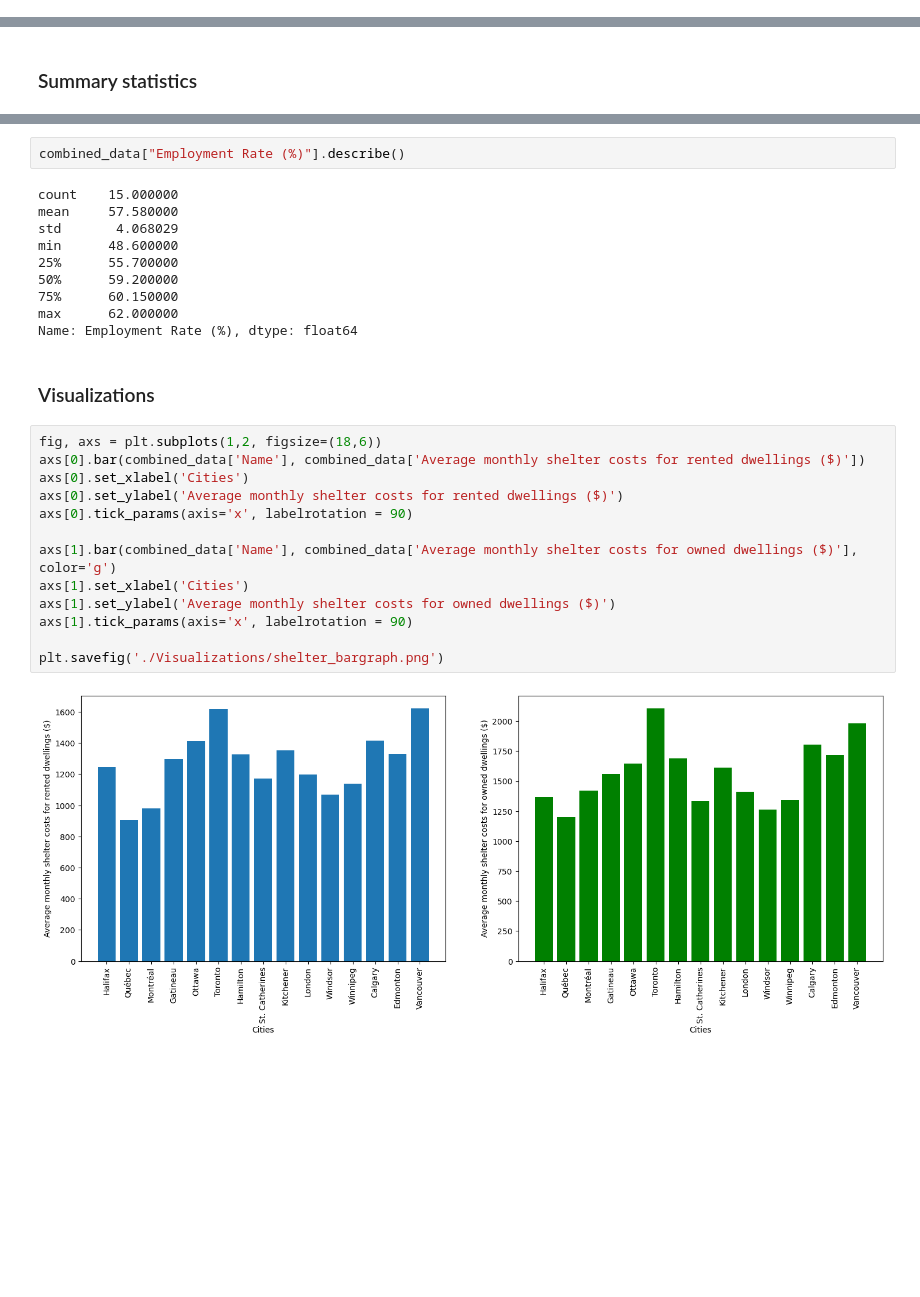
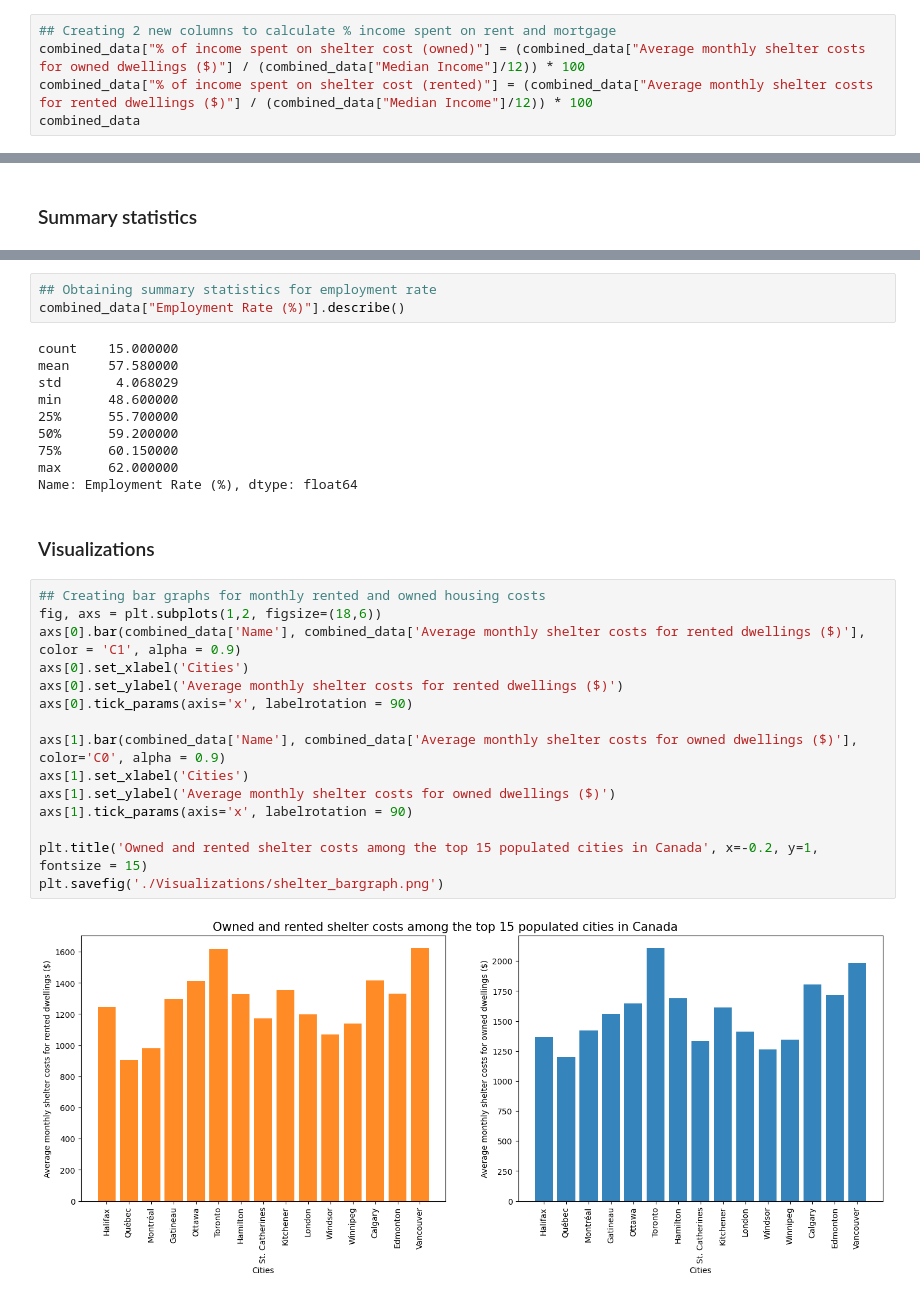
Before and after one commit to detmanski/Overview_Canada_Analysis, a Jupyter notebook: emp_and_shelter_cost.ipynb, the cells around one changed output, grey strips where cells are left out. Saved outputs shown, nothing was run; the diff lists cells and outputs as text; blank space fills up the shorter version.

```diff
--- a/emp_and_shelter_cost.ipynb
+++ b/emp_and_shelter_cost.ipynb
@@ -248,3 +257,8 @@ combined_data
 | 12 | Calgary | 72.27 | 3.53 | -5.20 | 96 | 79 | 51.0501 | -114.0853 | ... |
 | 13 | Edmonton | 97.45 | 2.57 | 0.32 | 96 | 61 | 53.5501 | -113.4687 | ... |
 | 14 | Vancouver | 81.64 | 0.89 | 5.57 | 100 | 95 | 49.2497 | -123.1193 | ... |
+# %%
+## Creating 2 new columns to calculate % income spent on rent and mortgage
+combined_data["% of income spent on shelter cost (owned)"] = (combined_data["Average monthly shelter costs for owned dwellings ($)"] / (combined_data["Median Income"]/12)) * 100
+combined_data["% of income spent on shelter cost (rented)"] = (combined_data["Average monthly shelter costs for rented dwellings ($)"] / (combined_data["Median Income"]/12)) * 100
+combined_data
@@ -300,6 +344,7 @@ min       905.000000
 max      1624.000000
 Name: Average monthly shelter costs for rented dwellings ($), dtype: float64
 # %%
+## Obtaining summary statistics for employment rate
 combined_data["Employment Rate (%)"].describe()
 # %% [output]
 count    15.000000
@@ -314,18 +359,20 @@ Name: Employment Rate (%), dtype: float64
 # %% [markdown]
 ### Visualizations
 # %%
+## Creating bar graphs for monthly rented and owned housing costs
 fig, axs = plt.subplots(1,2, figsize=(18,6))
-axs[0].bar(combined_data['Name'], combined_data['Average monthly shelter costs for rented dwellings ($)'])
+axs[0].bar(combined_data['Name'], combined_data['Average monthly shelter costs for rented dwellings ($)'], color = 'C1', alpha = 0.9)
 axs[0].set_xlabel('Cities')
 axs[0].set_ylabel('Average monthly shelter costs for rented dwellings ($)')
 axs[0].tick_params(axis='x', labelrotation = 90)
 
-axs[1].bar(combined_data['Name'], combined_data['Average monthly shelter costs for owned dwellings ($)'], color='g')
+axs[1].bar(combined_data['Name'], combined_data['Average monthly shelter costs for owned dwellings ($)'], color='C0', alpha = 0.9)
 axs[1].set_xlabel('Cities')
 axs[1].set_ylabel('Average monthly shelter costs for owned dwellings ($)')
 axs[1].tick_params(axis='x', labelrotation = 90)
 
+plt.title('Owned and rented shelter costs among the top 15 populated cities in Canada', x=-0.2, y=1, fontsize = 15)
 plt.savefig('./Visualizations/shelter_bargraph.png')
 # %% [output]
-[figure, old version]
+[figure, new version]
 # %%
```
Also changed, not shown: parts of 50 cells of this notebook, 3 other files.
